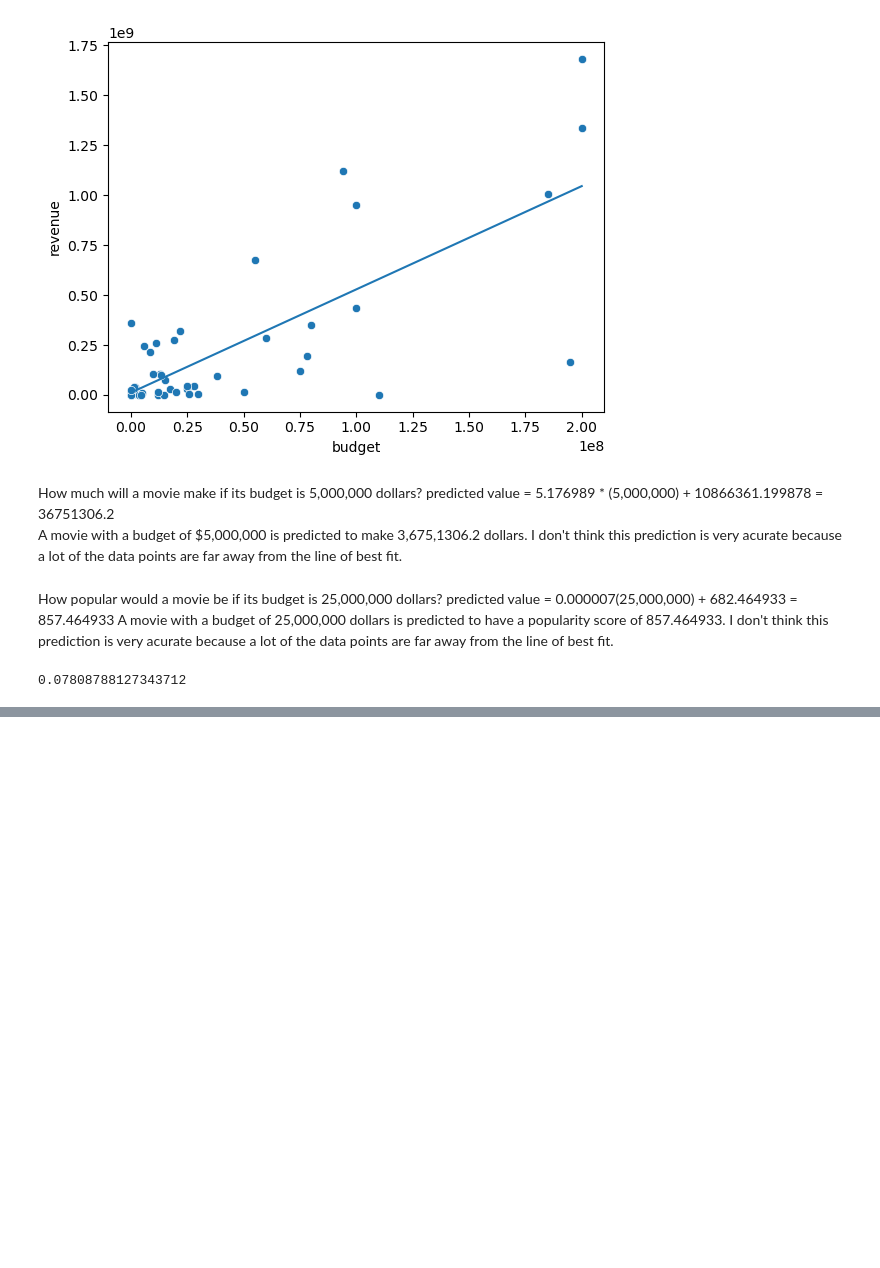
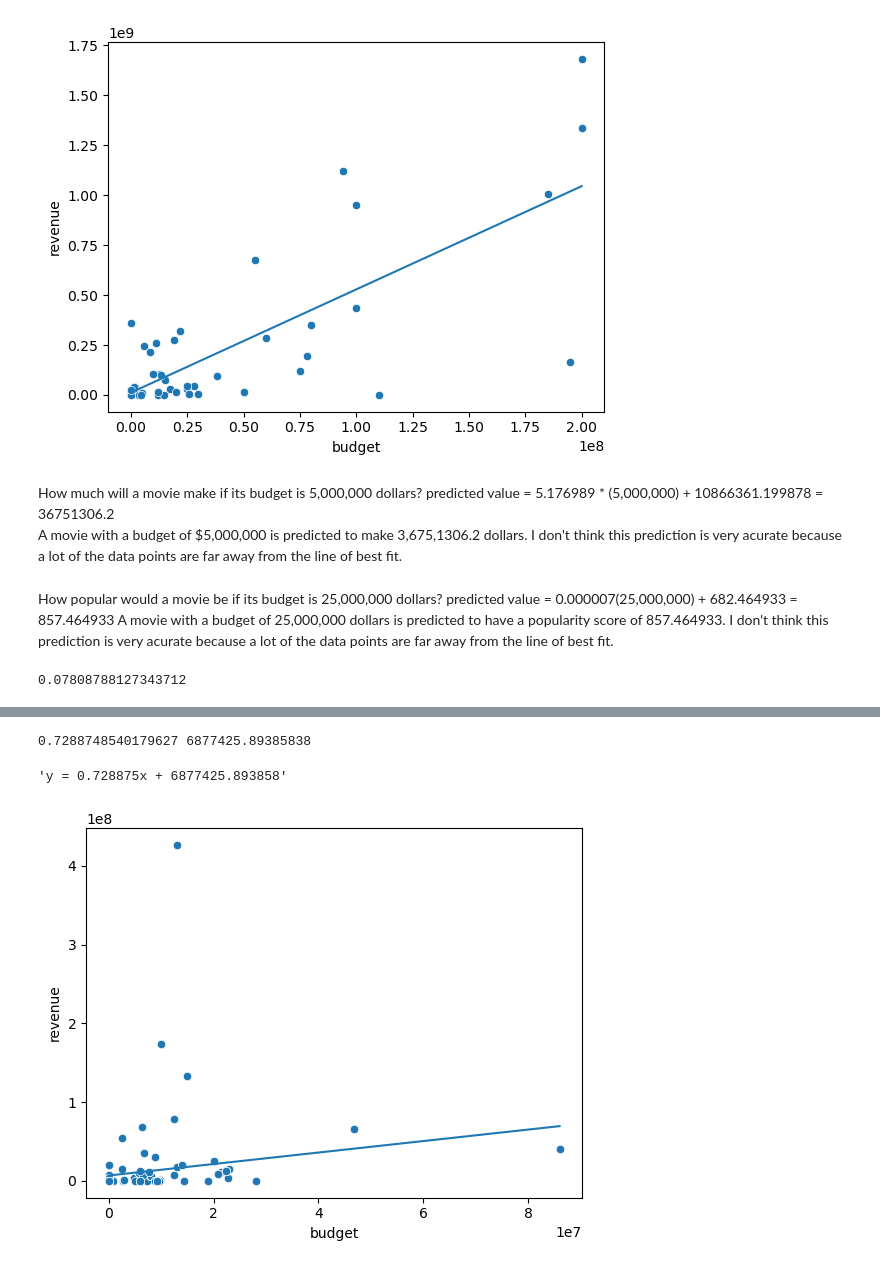
Before and after one commit to Rain0rShine/Artificial-Intelligence, a Jupyter notebook: Semester 1/Movies/Movies.ipynb, the cells around one changed output, grey strips where cells are left out. Saved outputs shown, nothing was run; the diff lists cells and outputs as text; code cells hidden in the pictures; blank space fills up the shorter version.

```diff
--- a/Semester 1/Movies/Movies.ipynb
+++ b/Semester 1/Movies/Movies.ipynb
@@ -342,0 +410,6 @@ memory usage: 77.2+ KB
+# %%
+lsrl(french, "budget", "revenue")
+# %% [output]
+0.7288748540179627 6877425.89385838
+'y = 0.728875x + 6877425.893858'
+[figure, added]
```
Also changed, not shown: parts of 18 cells of this notebook.
